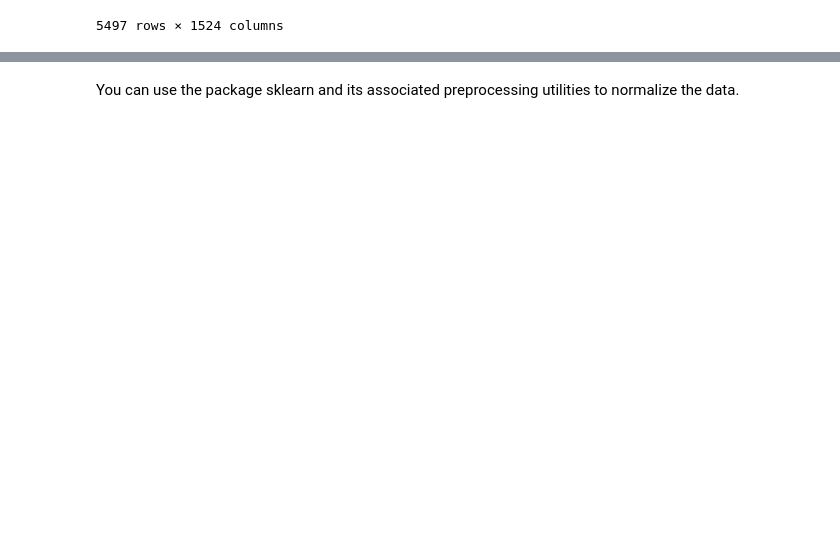
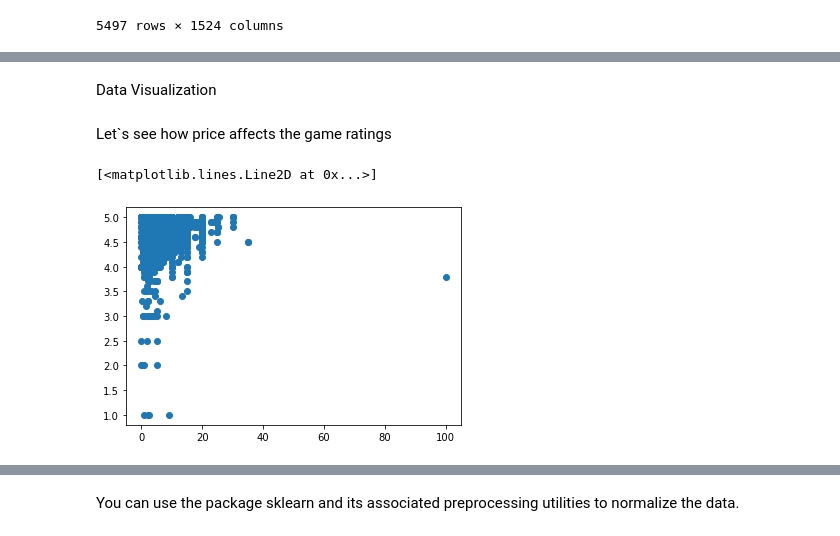
Before and after one commit to Kravchenko228/DataScience, a Jupyter notebook: VideoGamePrediction.ipynb, the cells around one changed output, grey strips where cells are left out. Saved outputs shown, nothing was run; the diff lists cells and outputs as text; code cells hidden in the pictures; blank space fills up the shorter version.

```diff
--- a/VideoGamePrediction.ipynb
+++ b/VideoGamePrediction.ipynb
@@ -207,0 +240,4 @@ df2.to_csv('results_final.tsv', sep='\t')
+# %%
+least_shown_tags=df_freq
+least_shown_tags=least_shown_tags[least_shown_tags['freq']<8]
+least_shown_tags.describe()
@@ -207,0 +254,3 @@ df2.to_csv('results_final.tsv', sep='\t')
+# %%
+columns_to_drop= least_shown_tags.index.tolist()
+columns_to_drop
@@ -208,2 +269,3 @@ df2.to_csv('results_final.tsv', sep='\t')
 # %%
-df2=df2.drop(['url','author','made_with','ASL'],axis=1)
+df2.drop(columns_to_drop,axis=1,inplace=True)
+df2
@@ -227,0 +292,6 @@ df2
+# %%
+df2.price.replace('R', '', regex=True, inplace=True)
+df2.price.replace('£', '', regex=True, inplace=True)
+df2.price.replace('P', '', regex=True, inplace=True)
+df2.price.replace('€', '', regex=True, inplace=True)
+df2
@@ -227,0 +312,9 @@ df2
+# %% [markdown]
+Data Visualization
+# %% [markdown]
+Let`s see how price affects the game ratings
+# %%
+plt.plot(df2.price,df2.rating, 'o')
+# %% [output]
+[<matplotlib.lines.Line2D at 0x...>]
+[figure, added]
```
Also changed, not shown: parts of 25 cells of this notebook.
